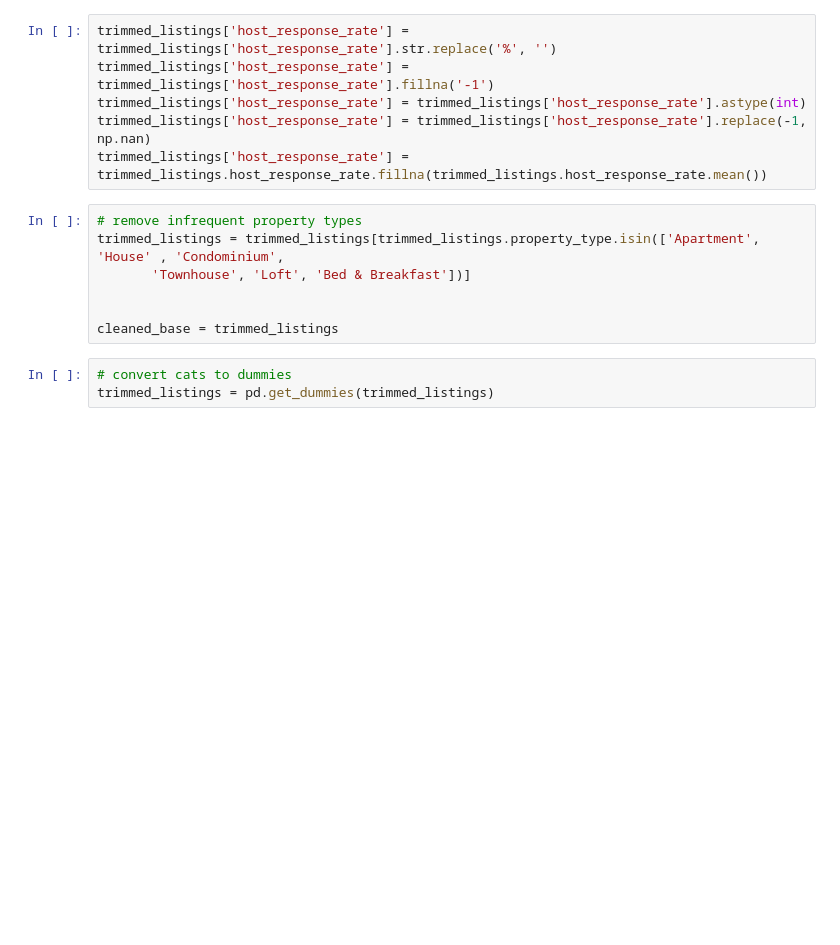
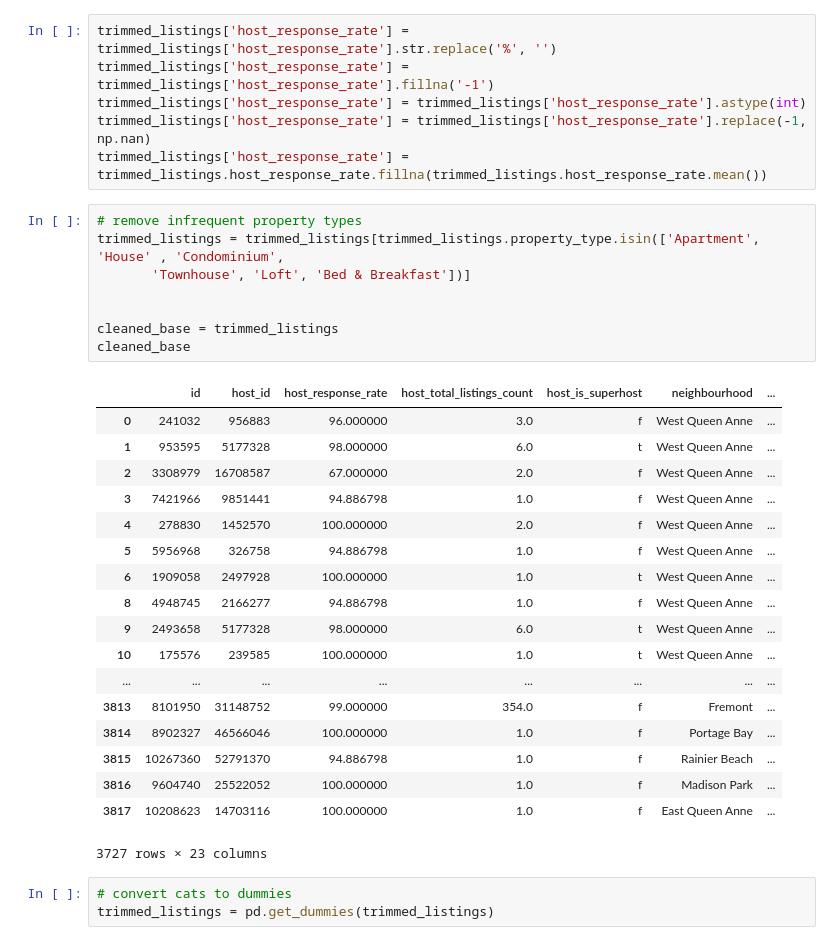
Before and after one commit to joshkeating/inf370-final-project, a Jupyter notebook: clean-data.ipynb, the cells around one changed output. Saved outputs shown, nothing was run; the diff lists cells and outputs as text; blank space fills up the shorter version.

```diff
--- a/clean-data.ipynb
+++ b/clean-data.ipynb
@@ -79,10 +79,30 @@ trimmed_listings['host_response_rate'] = trimmed_listings.host_response_rate.fil
 # %%
 # remove infrequent property types
 trimmed_listings = trimmed_listings[trimmed_listings.property_type.isin(['Apartment', 'House' , 'Condominium',
        'Townhouse', 'Loft', 'Bed & Breakfast'])]
 
 
 cleaned_base = trimmed_listings
+cleaned_base
+# %% [output]
+|  | id | host_id | host_response_rate | host_total_listings_count | host_is_superhost | neighbourhood | ... |
+| 0 | 241032 | 956883 | 96.000000 | 3.0 | f | West Queen Anne | ... |
+| 1 | 953595 | 5177328 | 98.000000 | 6.0 | t | West Queen Anne | ... |
+| 2 | 3308979 | 16708587 | 67.000000 | 2.0 | f | West Queen Anne | ... |
+| 3 | 7421966 | 9851441 | 94.886798 | 1.0 | f | West Queen Anne | ... |
+| 4 | 278830 | 1452570 | 100.000000 | 2.0 | f | West Queen Anne | ... |
+| 5 | 5956968 | 326758 | 94.886798 | 1.0 | f | West Queen Anne | ... |
+| 6 | 1909058 | 2497928 | 100.000000 | 1.0 | t | West Queen Anne | ... |
+| 8 | 4948745 | 2166277 | 94.886798 | 1.0 | f | West Queen Anne | ... |
+| 9 | 2493658 | 5177328 | 98.000000 | 6.0 | t | West Queen Anne | ... |
+| 10 | 175576 | 239585 | 100.000000 | 1.0 | t | West Queen Anne | ... |
+| ... | ... | ... | ... | ... | ... | ... | ... |
+| 3813 | 8101950 | 31148752 | 99.000000 | 354.0 | f | Fremont | ... |
+| 3814 | 8902327 | 46566046 | 100.000000 | 1.0 | f | Portage Bay | ... |
+| 3815 | 10267360 | 52791370 | 94.886798 | 1.0 | f | Rainier Beach | ... |
+| 3816 | 9604740 | 25522052 | 100.000000 | 1.0 | f | Madison Park | ... |
+| 3817 | 10208623 | 14703116 | 100.000000 | 1.0 | f | East Queen Anne | ... |
+3727 rows × 23 columns
 # %%
 # convert cats to dummies
 trimmed_listings = pd.get_dummies(trimmed_listings)
```
Also changed, not shown: 1 other file.
